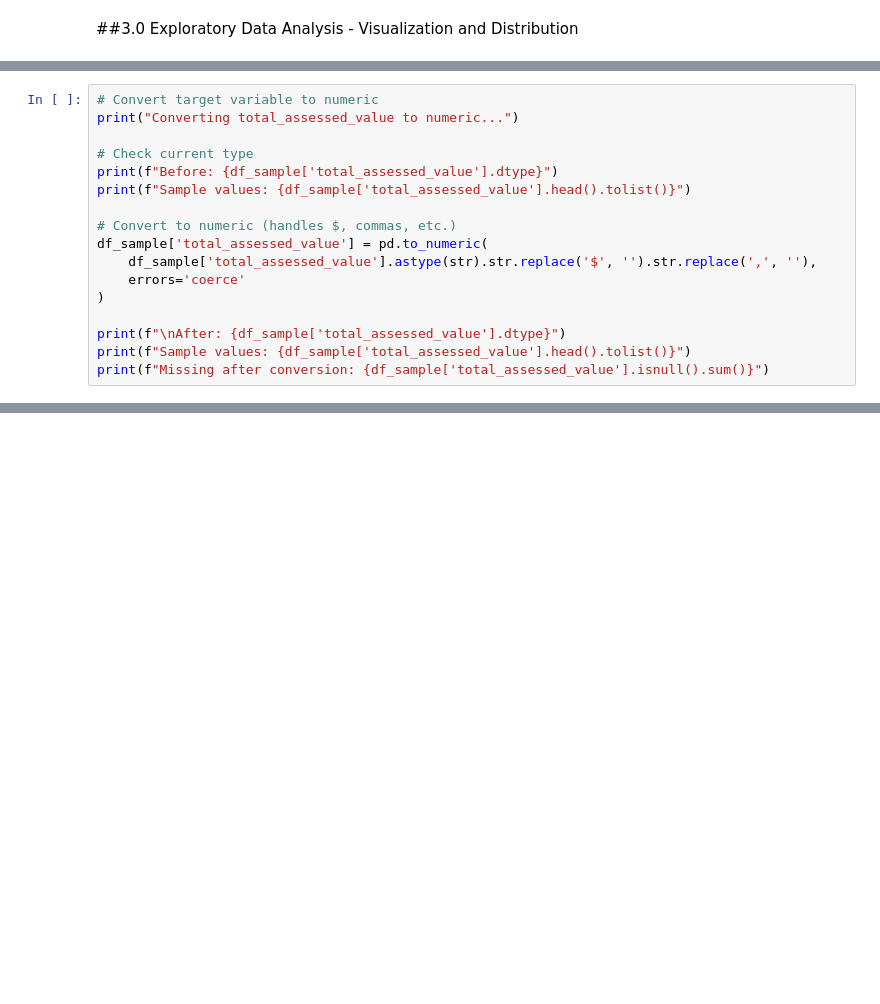
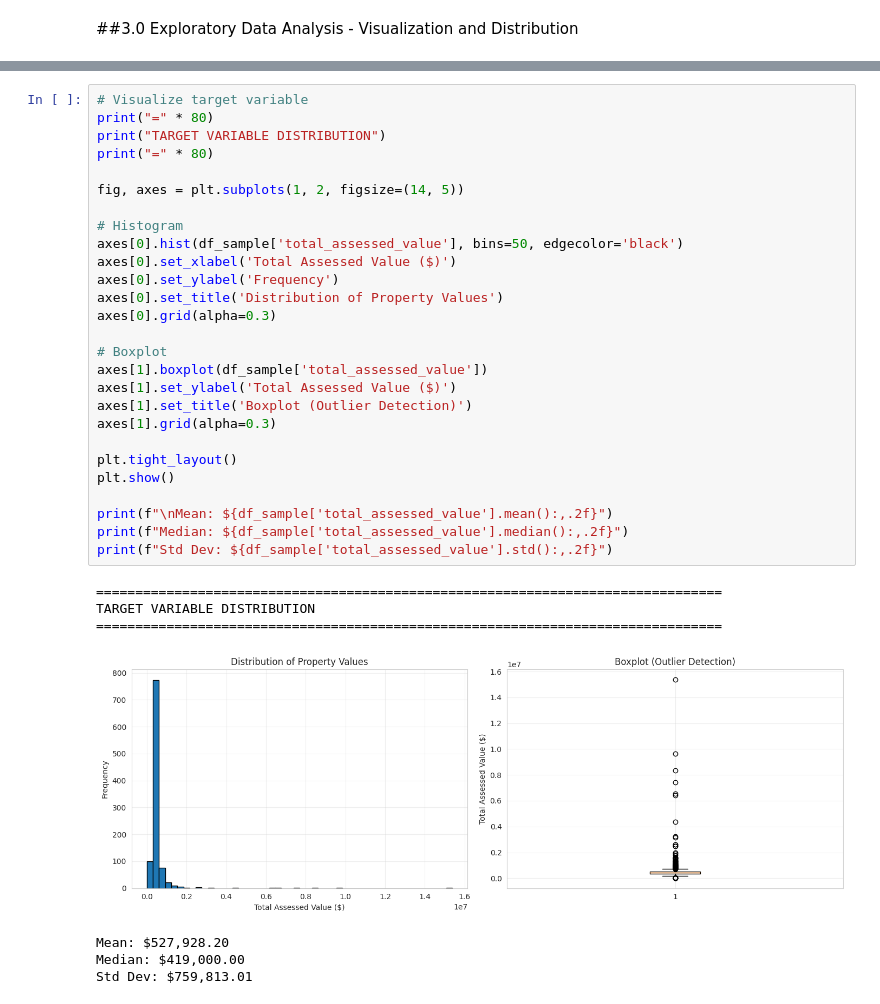
Before and after one commit to BoseOmoniyi/property-valuation, a Jupyter notebook: notebooks/BoseOmoniyi_ta_colab.ipynb, the cells around one changed output, grey strips where cells are left out. Saved outputs shown, nothing was run; the diff lists cells and outputs as text; blank space fills up the shorter version.

```diff
--- a/notebooks/BoseOmoniyi_ta_colab.ipynb
+++ b/notebooks/BoseOmoniyi_ta_colab.ipynb
@@ -801,17 +745,0 @@ Dropping 4 identifier columns from working dataset
-# %%
-# Convert target variable to numeric
-print("Converting total_assessed_value to numeric...")
-
-# Check current type
-print(f"Before: {df_sample['total_assessed_value'].dtype}")
-print(f"Sample values: {df_sample['total_assessed_value'].head().tolist()}")
-
-# Convert to numeric (handles $, commas, etc.)
-df_sample['total_assessed_value'] = pd.to_numeric(
-    df_sample['total_assessed_value'].astype(str).str.replace('$', '').str.replace(',', ''),
-    errors='coerce'
-)
-
-print(f"\nAfter: {df_sample['total_assessed_value'].dtype}")
-print(f"Sample values: {df_sample['total_assessed_value'].head().tolist()}")
-print(f"Missing after conversion: {df_sample['total_assessed_value'].isnull().sum()}")
@@ -963,0 +771,35 @@ TypeError: unhashable type: 'dict'
+# %%
+# Visualize target variable
+print("=" * 80)
+print("TARGET VARIABLE DISTRIBUTION")
+print("=" * 80)
+
+fig, axes = plt.subplots(1, 2, figsize=(14, 5))
+
+# Histogram
+axes[0].hist(df_sample['total_assessed_value'], bins=50, edgecolor='black')
+axes[0].set_xlabel('Total Assessed Value ($)')
+axes[0].set_ylabel('Frequency')
+axes[0].set_title('Distribution of Property Values')
+axes[0].grid(alpha=0.3)
+
+# Boxplot
+axes[1].boxplot(df_sample['total_assessed_value'])
+axes[1].set_ylabel('Total Assessed Value ($)')
+axes[1].set_title('Boxplot (Outlier Detection)')
+axes[1].grid(alpha=0.3)
+
+plt.tight_layout()
+plt.show()
+
+print(f"\nMean: ${df_sample['total_assessed_value'].mean():,.2f}")
+print(f"Median: ${df_sample['total_assessed_value'].median():,.2f}")
+print(f"Std Dev: ${df_sample['total_assessed_value'].std():,.2f}")
+# %% [output]
+================================================================================
+TARGET VARIABLE DISTRIBUTION
+================================================================================
+[figure, added]
+Mean: $527,928.20
+Median: $419,000.00
+Std Dev: $759,813.01
```
Also changed, not shown: parts of 30 cells of this notebook.
